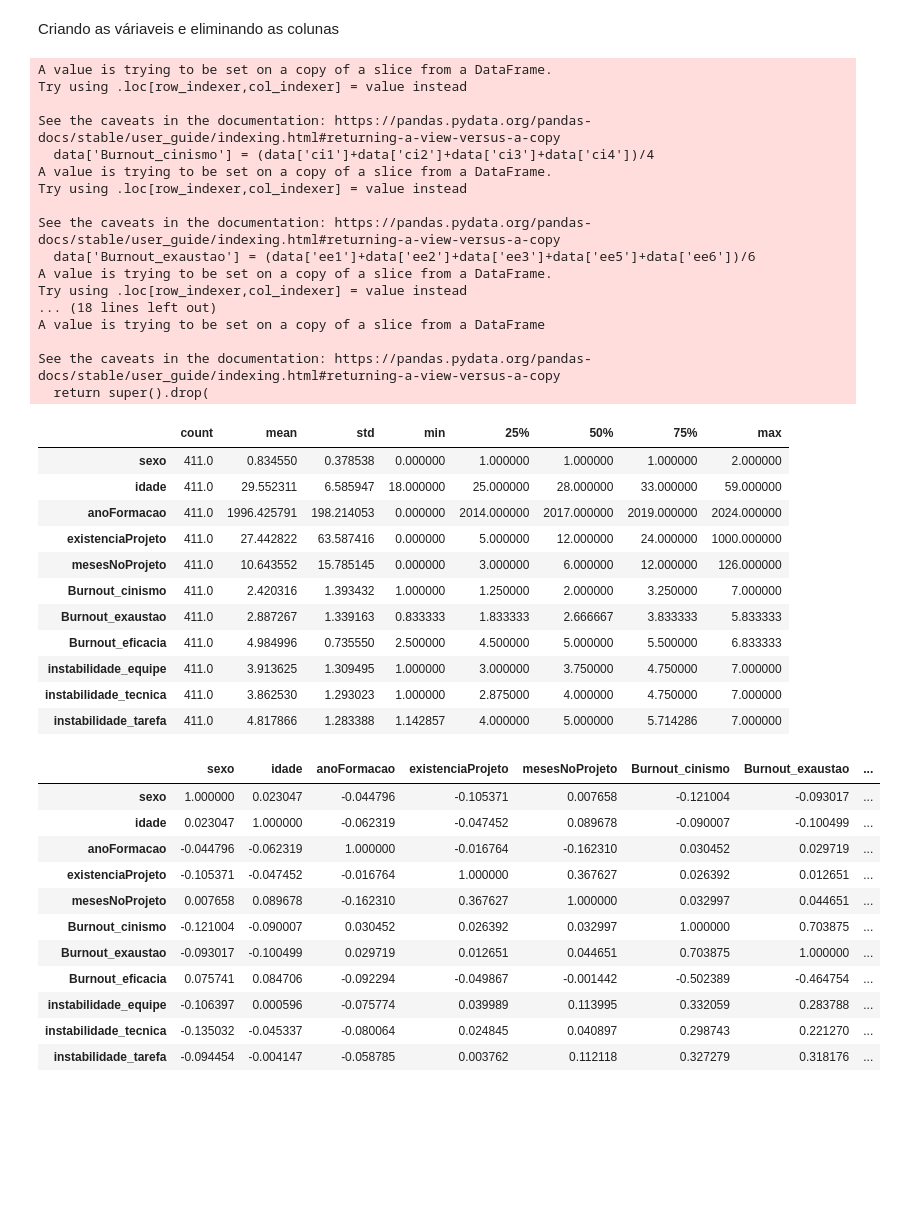
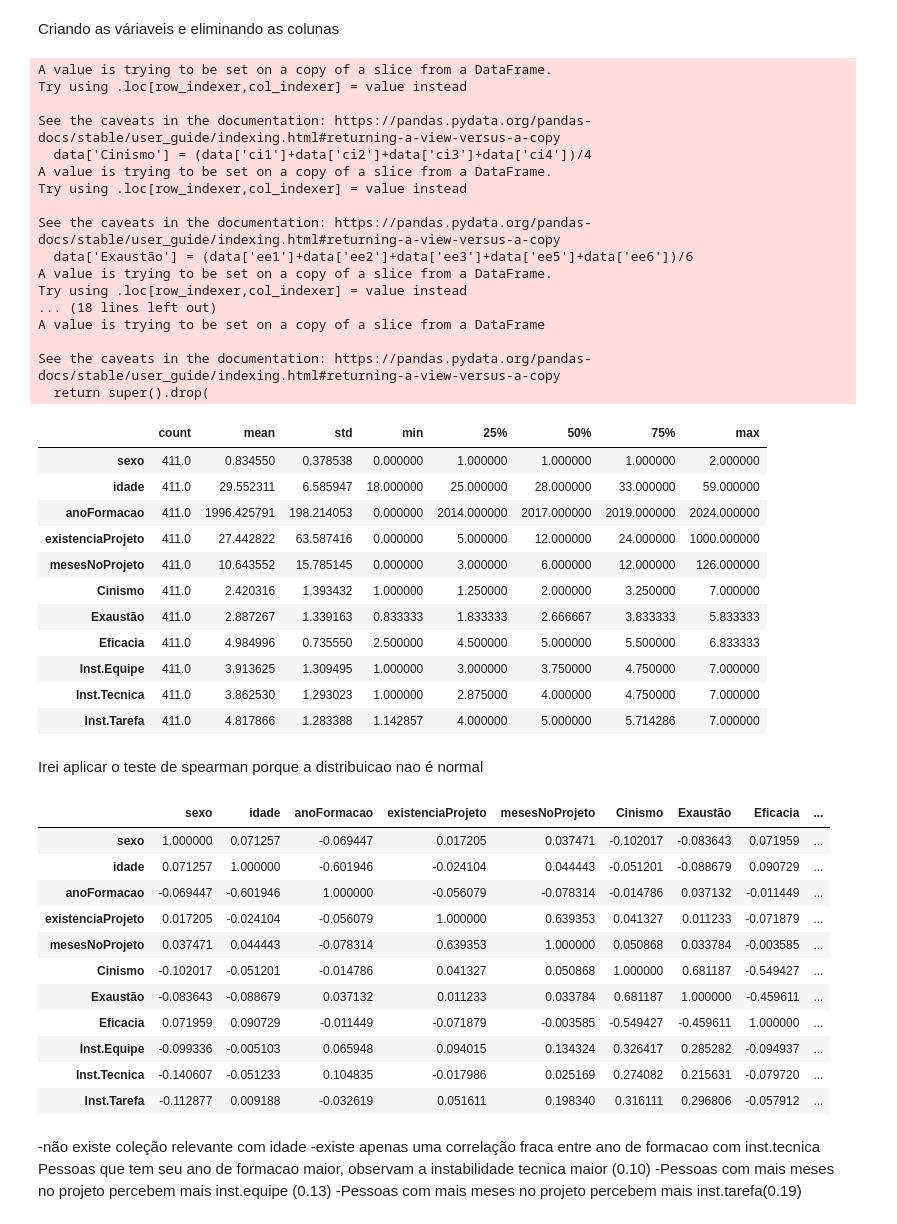
Before and after one commit to dan1lo/PesquisaDoutoradoPosDiferencas, a Jupyter notebook: artigo.ipynb, the cells around one changed output. Saved outputs shown, nothing was run; the diff lists cells and outputs as text; code cells hidden in the pictures; blank space fills up the shorter version.

```diff
--- a/artigo.ipynb
+++ b/artigo.ipynb
@@ -98,12 +99,12 @@ data.describe().transpose()
 # %% [markdown]
 Criando as váriaveis e eliminando as colunas
 # %%
-data['Burnout_cinismo'] = (data['ci1']+data['ci2']+data['ci3']+data['ci4'])/4
-data['Burnout_exaustao'] = (data['ee1']+data['ee2']+data['ee3']+data['ee5']+data['ee6'])/6
-data['Burnout_eficacia'] = (data['et1']+data['et2']+data['et3']+data['et4']+data['et5']+data['satXet6'])/6
-data['instabilidade_equipe'] = (data['equipe1']+data['equipe2']+data['equipe3']+data['equipe4'])/4
-data['instabilidade_tecnica'] = (data['tec1']+data['tec2']+data['tec3']+data['tec4'])/4
-data['instabilidade_tarefa'] = (data['reque1']+data['reque2']+data['reque3']+data['req4']+data['req5']+data['req6']+data['req7'])/7
+data['Cinismo'] = (data['ci1']+data['ci2']+data['ci3']+data['ci4'])/4
+data['Exaustão'] = (data['ee1']+data['ee2']+data['ee3']+data['ee5']+data['ee6'])/6
+data['Eficacia'] = (data['et1']+data['et2']+data['et3']+data['et4']+data['et5']+data['satXet6'])/6
+data['Inst.Equipe'] = (data['equipe1']+data['equipe2']+data['equipe3']+data['equipe4'])/4
+data['Inst.Tecnica'] = (data['tec1']+data['tec2']+data['tec3']+data['tec4'])/4
+data['Inst.Tarefa'] = (data['reque1']+data['reque2']+data['reque3']+data['req4']+data['req5']+data['req6']+data['req7'])/7
 
 
 labels = ['S1', 'S2', 'S3',
@@ -120,12 +121,12 @@ A value is trying to be set on a copy of a slice from a DataFrame.
 Try using .loc[row_indexer,col_indexer] = value instead
 
 See the caveats in the documentation: https://pandas.pydata.org/pandas-docs/stable/user_guide/indexing.html#returning-a-view-versus-a-copy
-  data['Burnout_cinismo'] = (data['ci1']+data['ci2']+data['ci3']+data['ci4'])/4
+  data['Cinismo'] = (data['ci1']+data['ci2']+data['ci3']+data['ci4'])/4
 A value is trying to be set on a copy of a slice from a DataFrame.
 Try using .loc[row_indexer,col_indexer] = value instead
 
 See the caveats in the documentation: https://pandas.pydata.org/pandas-docs/stable/user_guide/indexing.html#returning-a-view-versus-a-copy
-  data['Burnout_exaustao'] = (data['ee1']+data['ee2']+data['ee3']+data['ee5']+data['ee6'])/6
+  data['Exaustão'] = (data['ee1']+data['ee2']+data['ee3']+data['ee5']+data['ee6'])/6
 A value is trying to be set on a copy of a slice from a DataFrame.
 Try using .loc[row_indexer,col_indexer] = value instead
 ... (18 lines left out)
@@ -142,24 +143,32 @@ data.describe().transpose()
 | anoFormacao | 411.0 | 1996.425791 | 198.214053 | 0.000000 | 2014.000000 | 2017.000000 | 2019.000000 | 2024.000000 |
 | existenciaProjeto | 411.0 | 27.442822 | 63.587416 | 0.000000 | 5.000000 | 12.000000 | 24.000000 | 1000.000000 |
 | mesesNoProjeto | 411.0 | 10.643552 | 15.785145 | 0.000000 | 3.000000 | 6.000000 | 12.000000 | 126.000000 |
-| Burnout_cinismo | 411.0 | 2.420316 | 1.393432 | 1.000000 | 1.250000 | 2.000000 | 3.250000 | 7.000000 |
-| Burnout_exaustao | 411.0 | 2.887267 | 1.339163 | 0.833333 | 1.833333 | 2.666667 | 3.833333 | 5.833333 |
-| Burnout_eficacia | 411.0 | 4.984996 | 0.735550 | 2.500000 | 4.500000 | 5.000000 | 5.500000 | 6.833333 |
-| instabilidade_equipe | 411.0 | 3.913625 | 1.309495 | 1.000000 | 3.000000 | 3.750000 | 4.750000 | 7.000000 |
-| instabilidade_tecnica | 411.0 | 3.862530 | 1.293023 | 1.000000 | 2.875000 | 4.000000 | 4.750000 | 7.000000 |
-| instabilidade_tarefa | 411.0 | 4.817866 | 1.283388 | 1.142857 | 4.000000 | 5.000000 | 5.714286 | 7.000000 |
+| Cinismo | 411.0 | 2.420316 | 1.393432 | 1.000000 | 1.250000 | 2.000000 | 3.250000 | 7.000000 |
+| Exaustão | 411.0 | 2.887267 | 1.339163 | 0.833333 | 1.833333 | 2.666667 | 3.833333 | 5.833333 |
+| Eficacia | 411.0 | 4.984996 | 0.735550 | 2.500000 | 4.500000 | 5.000000 | 5.500000 | 6.833333 |
+| Inst.Equipe | 411.0 | 3.913625 | 1.309495 | 1.000000 | 3.000000 | 3.750000 | 4.750000 | 7.000000 |
+| Inst.Tecnica | 411.0 | 3.862530 | 1.293023 | 1.000000 | 2.875000 | 4.000000 | 4.750000 | 7.000000 |
+| Inst.Tarefa | 411.0 | 4.817866 | 1.283388 | 1.142857 | 4.000000 | 5.000000 | 5.714286 | 7.000000 |
+# %% [markdown]
+Irei aplicar o teste de spearman porque a distribuicao nao é normal
 # %%
-data.corr()
+data.corr(method = 'spearman')
 # %% [output]
-|  | sexo | idade | anoFormacao | existenciaProjeto | mesesNoProjeto | Burnout_cinismo | Burnout_exaustao | ... |
-| sexo | 1.000000 | 0.023047 | -0.044796 | -0.105371 | 0.007658 | -0.121004 | -0.093017 | ... |
-| idade | 0.023047 | 1.000000 | -0.062319 | -0.047452 | 0.089678 | -0.090007 | -0.100499 | ... |
-| anoFormacao | -0.044796 | -0.062319 | 1.000000 | -0.016764 | -0.162310 | 0.030452 | 0.029719 | ... |
-| existenciaProjeto | -0.105371 | -0.047452 | -0.016764 | 1.000000 | 0.367627 | 0.026392 | 0.012651 | ... |
-| mesesNoProjeto | 0.007658 | 0.089678 | -0.162310 | 0.367627 | 1.000000 | 0.032997 | 0.044651 | ... |
-| Burnout_cinismo | -0.121004 | -0.090007 | 0.030452 | 0.026392 | 0.032997 | 1.000000 | 0.703875 | ... |
-| Burnout_exaustao | -0.093017 | -0.100499 | 0.029719 | 0.012651 | 0.044651 | 0.703875 | 1.000000 | ... |
-| Burnout_eficacia | 0.075741 | 0.084706 | -0.092294 | -0.049867 | -0.001442 | -0.502389 | -0.464754 | ... |
-| instabilidade_equipe | -0.106397 | 0.000596 | -0.075774 | 0.039989 | 0.113995 | 0.332059 | 0.283788 | ... |
-| instabilidade_tecnica | -0.135032 | -0.045337 | -0.080064 | 0.024845 | 0.040897 | 0.298743 | 0.221270 | ... |
-| instabilidade_tarefa | -0.094454 | -0.004147 | -0.058785 | 0.003762 | 0.112118 | 0.327279 | 0.318176 | ... |
+|  | sexo | idade | anoFormacao | existenciaProjeto | mesesNoProjeto | Cinismo | Exaustão | Eficacia | ... |
+| sexo | 1.000000 | 0.071257 | -0.069447 | 0.017205 | 0.037471 | -0.102017 | -0.083643 | 0.071959 | ... |
+| idade | 0.071257 | 1.000000 | -0.601946 | -0.024104 | 0.044443 | -0.051201 | -0.088679 | 0.090729 | ... |
+| anoFormacao | -0.069447 | -0.601946 | 1.000000 | -0.056079 | -0.078314 | -0.014786 | 0.037132 | -0.011449 | ... |
+| existenciaProjeto | 0.017205 | -0.024104 | -0.056079 | 1.000000 | 0.639353 | 0.041327 | 0.011233 | -0.071879 | ... |
+| mesesNoProjeto | 0.037471 | 0.044443 | -0.078314 | 0.639353 | 1.000000 | 0.050868 | 0.033784 | -0.003585 | ... |
+| Cinismo | -0.102017 | -0.051201 | -0.014786 | 0.041327 | 0.050868 | 1.000000 | 0.681187 | -0.549427 | ... |
+| Exaustão | -0.083643 | -0.088679 | 0.037132 | 0.011233 | 0.033784 | 0.681187 | 1.000000 | -0.459611 | ... |
+| Eficacia | 0.071959 | 0.090729 | -0.011449 | -0.071879 | -0.003585 | -0.549427 | -0.459611 | 1.000000 | ... |
+| Inst.Equipe | -0.099336 | -0.005103 | 0.065948 | 0.094015 | 0.134324 | 0.326417 | 0.285282 | -0.094937 | ... |
+| Inst.Tecnica | -0.140607 | -0.051233 | 0.104835 | -0.017986 | 0.025169 | 0.274082 | 0.215631 | -0.079720 | ... |
+| Inst.Tarefa | -0.112877 | 0.009188 | -0.032619 | 0.051611 | 0.198340 | 0.316111 | 0.296806 | -0.057912 | ... |
+# %% [markdown]
+-não existe coleção relevante com idade
+-existe apenas uma correlação fraca entre ano de formacao com inst.tecnica
+Pessoas que tem seu ano de formacao maior, observam a instabilidade tecnica maior (0.10)
+-Pessoas com mais meses no projeto percebem mais inst.equipe (0.13)
+-Pessoas com mais meses no projeto percebem mais inst.tarefa(0.19)
```
Also changed, not shown: parts of 25 cells of this notebook, 6 other files.
